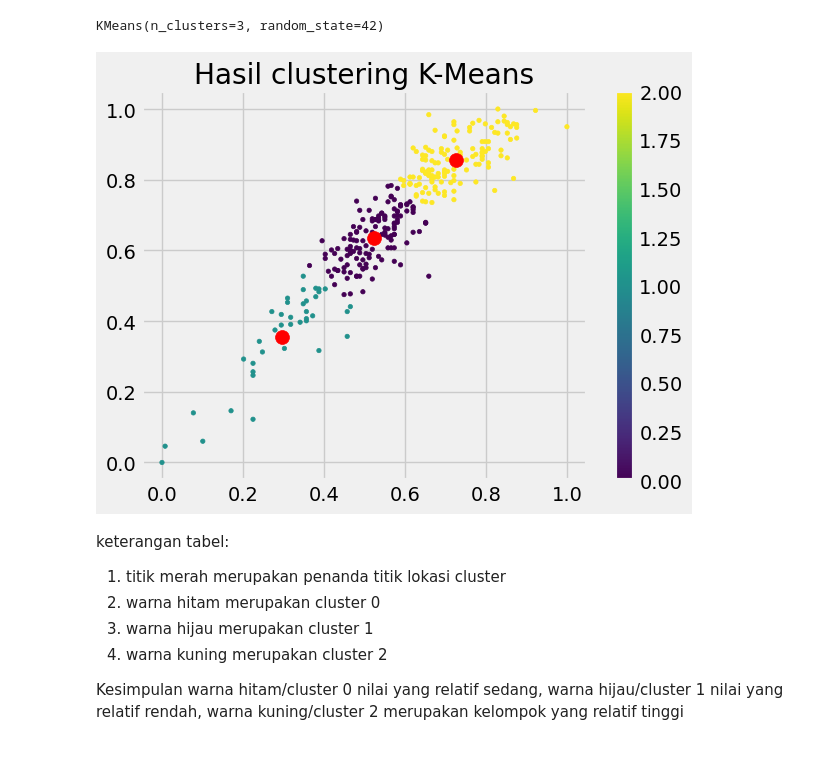
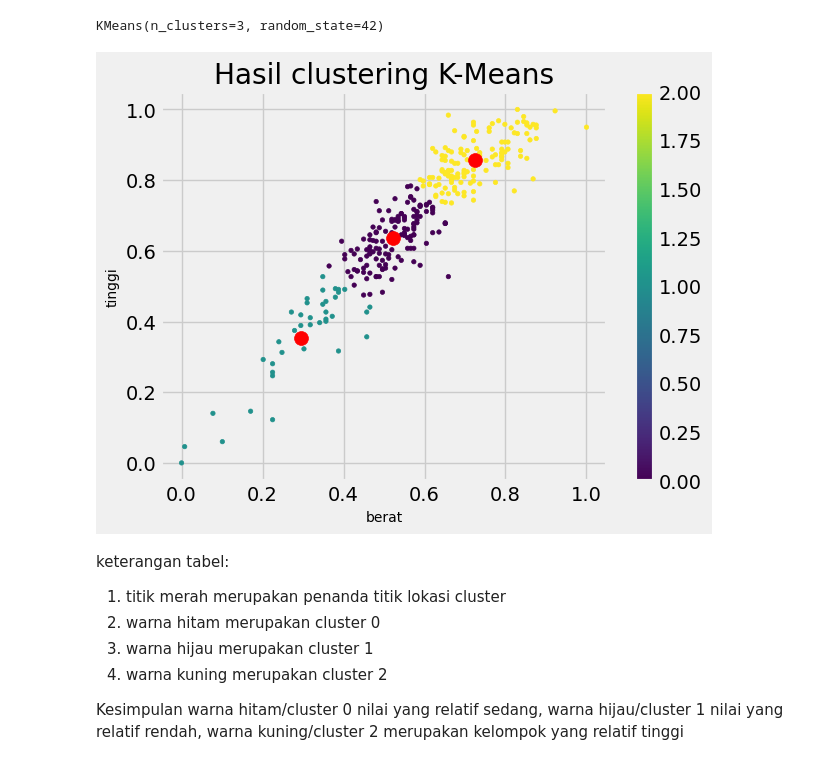
Before and after one commit to kilua762/malnutrition-classification, a Jupyter notebook: Collab/stunting_classification.ipynb, the cells around one changed output. Saved outputs shown, nothing was run; the diff lists cells and outputs as text; code cells hidden in the pictures.

```diff
--- a/Collab/stunting_classification.ipynb
+++ b/Collab/stunting_classification.ipynb
@@ -157,12 +136,3 @@ Name: BB/TB, dtype: float64
 # %%
 #mengubah jenis data jenis kelamin yang ketegorikal menjadi angka
 data_stunting['JK'].replace({'L':1, 'P':0}, inplace=True)
-# %%
-#Untuk mengubah data kategorical menjadi angka
-le = LabelEncoder()
-
-data_stunting['BB/U'] = le.fit_transform(data_stunting['BB/U']) #Kurang , Berat Badan Normal
-data_stunting['TB/U'] = le.fit_transform(data_stunting['TB/U']) #Sangat Pendek, Pendek
-data_stunting['BB/TB'] = le.fit_transform(data_stunting['BB/TB']) #Gizi Baik, Risiko Gizi Lebih
-
-data_stunting.head()
@@ -218,7 +180,7 @@ data_stunting.head()
 5 rows × 32 columns
 # %%
 #memilih kolom yang mempengaruhi data
-data_stunting = data_stunting[['JK','TB Lahir', 'Usia Saat Ukur','Berat','Tinggi']]
+data_stunting = data_stunting[['JK','BB Lahir','TB Lahir', 'Usia Saat Ukur','Berat','Tinggi']]
 
 data_stunting.head()
 # %% [output]
@@ -231,7 +193,7 @@ data_stunting.head()
 # %% [markdown]
 # **Cluster Data dengan K-Means**
 # %%
-X_means = data_stunting.iloc[:, 3:5]
+X_means = data_stunting.iloc[:, 4:6]
 X_means.head()
 # %% [output]
 |  | Berat | Tinggi |
@@ -329,12 +291,14 @@ data_stunting["cluster"] = kmeans.labels_
 # %%
 output = plt.scatter(scaled_x[: ,0], scaled_x[: ,1], s = 10, c = data_stunting.cluster)
 centers = kmeans.cluster_centers_
 plt.scatter(centers[:,0], centers[:,1], c='red', s=100, alpha=1, marker="o");
 plt.title("Hasil clustering K-Means")
 plt.colorbar (output)
+plt.xlabel('berat' ,fontsize = 10)
+plt.ylabel('tinggi' ,fontsize = 10)
 plt.show()
 # %% [output]
-[figure, old version]
+[figure, new version]
 # %% [markdown]
 keterangan tabel:
 
```
Also changed, not shown: parts of 27 cells of this notebook, 7 other files.
